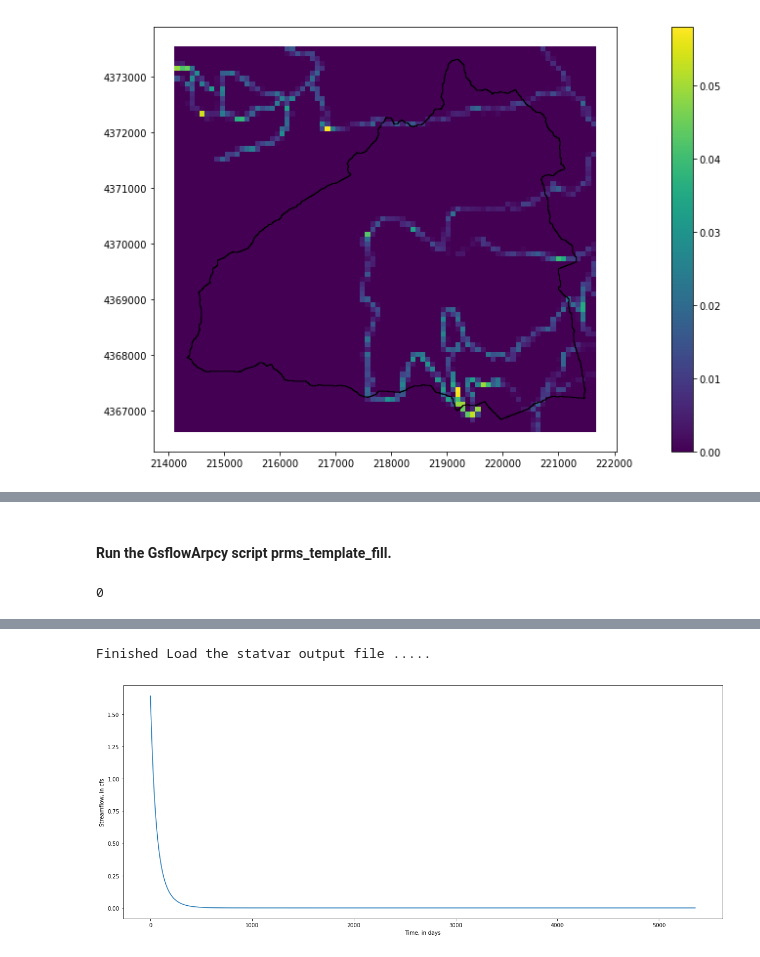
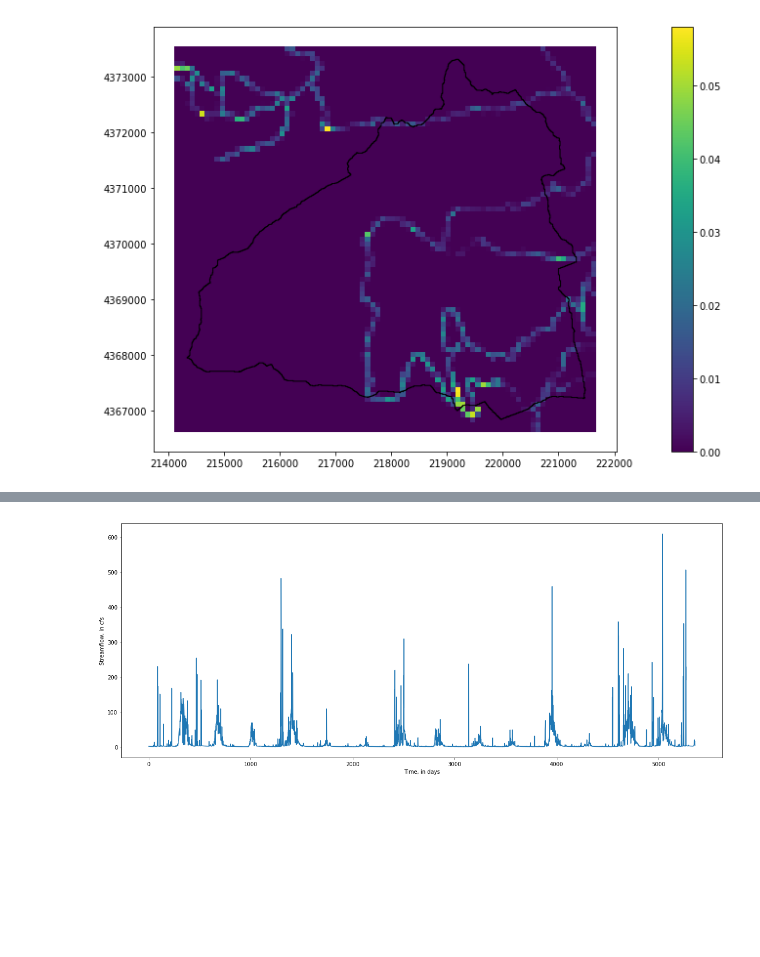
Before and after one commit to rniswon/gsflowID2447_classrepo, a Jupyter notebook: exercises/saghen_prms/notebook/9_impervious_parameters.ipynb, the cells around one changed output, grey strips where cells are left out. Drawn from its saved outputs; the diff is of its cells as text; code cells hidden in the pictures; blank space fills up the shorter version.

```diff
--- a/exercises/saghen_prms/notebook/9_impervious_parameters.ipynb
+++ b/exercises/saghen_prms/notebook/9_impervious_parameters.ipynb
@@ -161,18 +153,6 @@ Reading dimensions CSV
 ..\examples\sagehen\model\input\default_values.param
 ..\examples\sagehen\model\input\gis_derived_parameters.param
 <Figure size 432x288 with 0 Axes>
-# %% [markdown]
-#### Run the GsflowArpcy script prms_template_fill.
-# %%
-# Set and run prms_template_fill script
-if 0:
-    script = r"prms_template_fill.py"
-    argument = r" -i ..\examples\sagehen\sagehen_parameters.ini"
-    cmd=python_exe + " " + os.path.join(arc_gsflow_folder,script)
-    cmd = cmd + argument
-    os.system(cmd)
-# %% [output]
-0
 # %%
 # Plot simulated streamflow
 control_file = r"..\examples\sagehen\model\windows\sagehen.control"
@@ -181,7 +161,8 @@ par_val = gs.prms.parameters.get_values("slowcoef_lin")
 new_par_val  =  par_val  * 0.01
 gs.prms.parameters.set_values(name="slowcoef_lin",values=new_par_val)
 gs.write_input(workspace=r"..\examples\sagehen\model\model_new") ## change the directory name the way you like
-gs.gsflow_exe=r"C:\Users\rniswon\Documents\Data\Git\gsflowID2447_classrepo\bin\gsflow.exe"
+gs.gsflow_exe= os.path.join(os.path.abspath(r".\..\..\..\bin"), "gsflow.exe")
+
 gs.run_model()
 gs.prms.get_statVar()
 fig, ax = plt.subplots(figsize=(20,8))
@@ -211,2 +192 @@ Loading the statvar output file .....
-Finished Load the statvar output file .....
-[figure, old version]
+[figure, new version]
```
Also changed, not shown: parts of 7 cells of this notebook, 21 other files.
